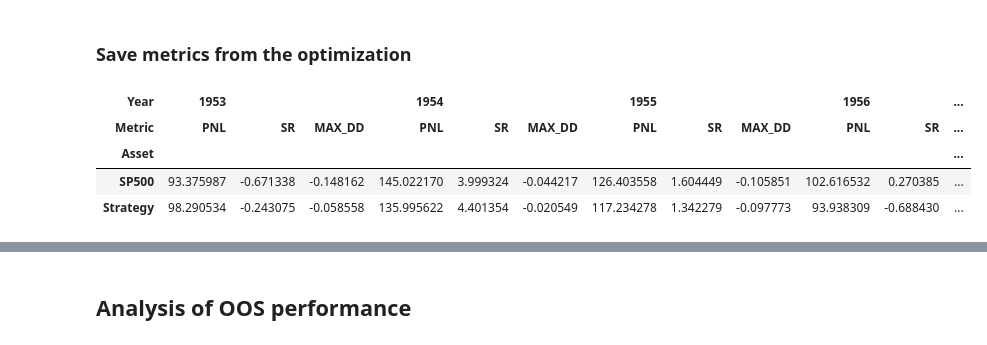
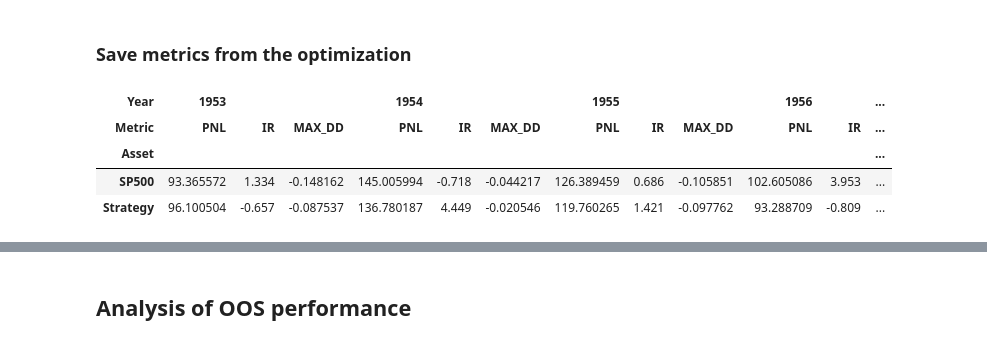
Before and after one commit to scastellanog/Walk-forward-optimization, a Jupyter notebook: Walk-Forward/WF-MA_Crossover.ipynb, the cells around one changed output, grey strips where cells are left out. Saved outputs shown, nothing was run; the diff lists cells and outputs as text; code cells hidden in the pictures.

```diff
--- a/Walk-Forward/WF-MA_Crossover.ipynb
+++ b/Walk-Forward/WF-MA_Crossover.ipynb
@@ -53,14 +25,16 @@ commision = 0.000111538462 # 0.001 = 0.1% of the daily return
 # %% [markdown]
 ## Download data from SP500
 # %%
+%run Functions.ipynb
+
 #data = get_sp500_data(from_local_file=False, save_to_file=True)
 data = get_sp500_data(from_local_file=True, save_to_file=False)
-data.shape
-from_date = '2020-01-01'
+data = data[['Open', 'Close']]
 
-data = data.loc[from_date:, ['Open', 'Close']].copy()
 data['Market_daily_ret'] = data['Close'].pct_change().fillna((data['Close']-data['Open'])/data['Open'])
-data = data.drop(['Open'], axis=1)
-data.index
-#data.style.set_table_attributes('style="font-size: 15px"')
+data = data[['Close', 'Market_daily_ret']]
+
+data.info()
+data.tail()
+data['Close'].plot(title='SP500', legend=True)
 # %% [output]
@@ -283,28 +261,28 @@ results_df.to_csv('Strategy returns.csv')
 # %%
-metrics = ['PNL', 'SR', 'MAX_DD']
+metrics = ['PNL', 'IR', 'MAX_DD']
 index = pd.MultiIndex.from_product([['SP500', 'Strategy']], names=['Asset'])
 columns = pd.MultiIndex.from_product([[], metrics], names=['Year', 'Metric'])
 
 metrics_df = pd.DataFrame([], index=index, columns=columns)
 
 for i, year in enumerate(OOS_start_years.year):
-    year_sp_pln = market_pln[i]
-    year_oos_pln = oos_pln[i]
-    year_sp_sr = market_sr[i]
-    year_oos_sr = oos_sr[i]
-    year_sp_dd = market_max_dd[i]
-    year_oos_dd = oos_max_dd[i]
+    year_sp_pln = market_pln_list[i]
+    year_oos_pln = strat_pln_list[i]
+    year_sp_ir = market_ir_list[i]
+    year_oos_ir = strat_ir_list[i]
+    year_sp_dd = market_max_dd_list[i]
+    year_oos_dd = strat_max_dd_list[i]
 
-    year_data = [[year_sp_pln, year_sp_sr, year_sp_dd], [year_oos_pln, year_oos_sr, year_oos_dd]]
+    year_data = [[year_sp_pln, year_sp_ir, year_sp_dd], [year_oos_pln, year_oos_ir, year_oos_dd]]
 
     metrics_df = add_data(metrics_df, year_data, year)
 
 metrics_df
 # %% [output]
 | Year | 1953 |  |  | 1954 |  |  | 1955 |  |  | 1956 |  | ... |
-| Metric | PNL | SR | MAX_DD | PNL | SR | MAX_DD | PNL | SR | MAX_DD | PNL | SR | ... |
+| Metric | PNL | IR | MAX_DD | PNL | IR | MAX_DD | PNL | IR | MAX_DD | PNL | IR | ... |
 | Asset |  |  |  |  |  |  |  |  |  |  |  | ... |
-| SP500 | 93.375987 | -0.671338 | -0.148162 | 145.022170 | 3.999324 | -0.044217 | 126.403558 | 1.604449 | -0.105851 | 102.616532 | 0.270385 | ... |
-| Strategy | 98.290534 | -0.243075 | -0.058558 | 135.995622 | 4.401354 | -0.020549 | 117.234278 | 1.342279 | -0.097773 | 93.938309 | -0.688430 | ... |
+| SP500 | 93.365572 | 1.334 | -0.148162 | 145.005994 | -0.718 | -0.044217 | 126.389459 | 0.686 | -0.105851 | 102.605086 | 3.953 | ... |
+| Strategy | 96.100504 | -0.657 | -0.087537 | 136.780187 | 4.449 | -0.020546 | 119.760265 | 1.421 | -0.097762 | 93.288709 | -0.809 | ... |
 # %%
 metrics_df.xs('PNL', axis=1, level=1)
```
Also changed, not shown: parts of 24 cells of this notebook, 1 other file.
